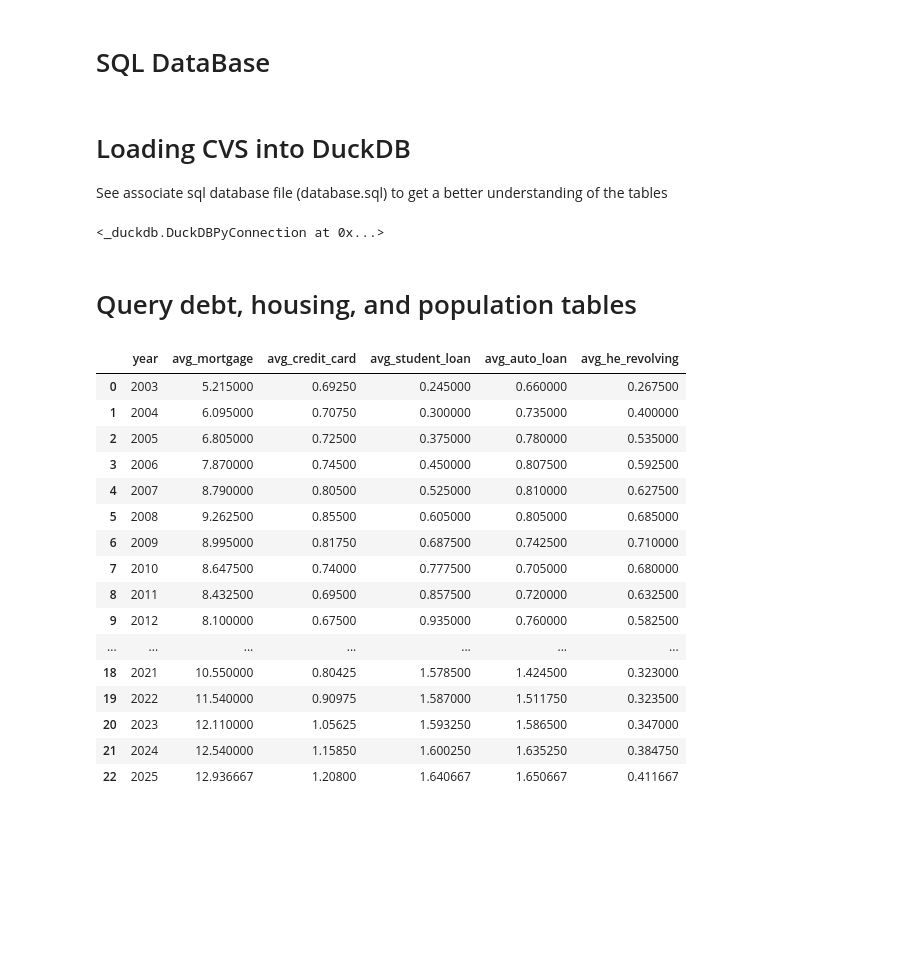
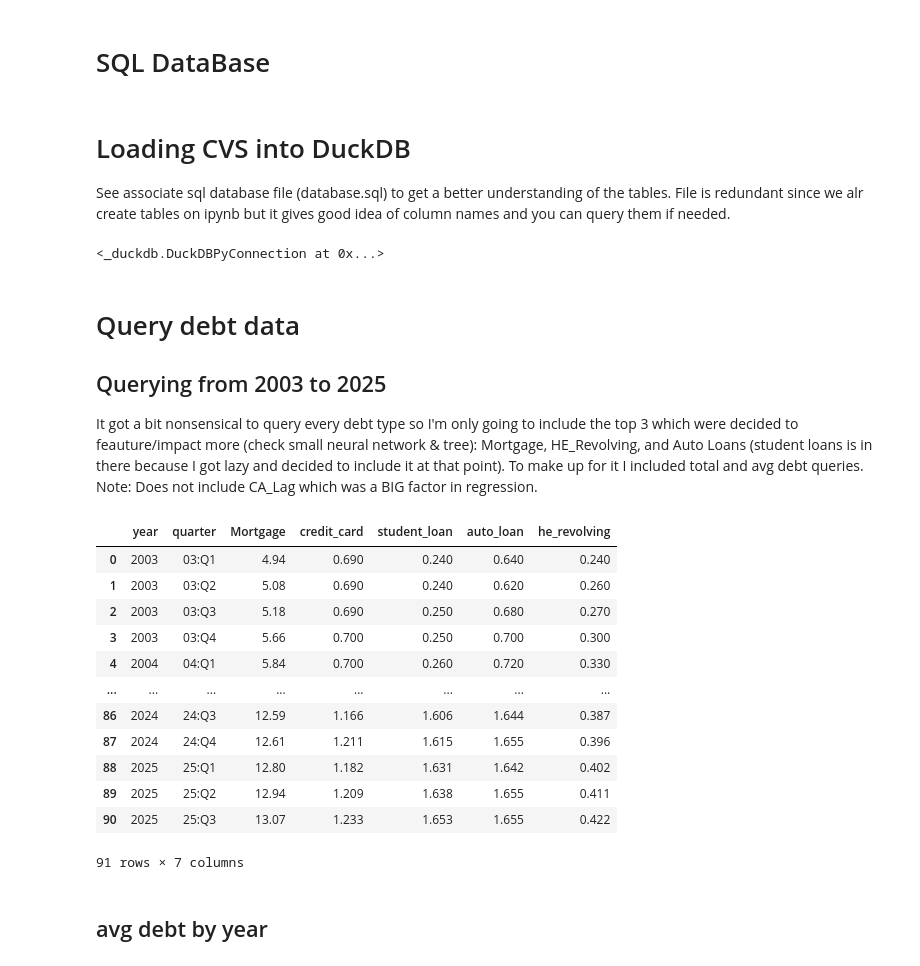
Before and after one commit to alvaroEspinozaMerida/CA_Housing_Analysis, a Jupyter notebook: src/SQL-database.ipynb, the cells around one changed output. Cells and saved outputs as stored; diff of their text form; code cells hidden in the pictures; blank space fills up the shorter version.

Commit message:
Update SQL-database.ipynb with new querying

```diff
--- a/src/SQL-database.ipynb
+++ b/src/SQL-database.ipynb
@@ -6,6 +8,6 @@ import pandas as pd
 # %% [markdown]
 # Loading CVS into DuckDB
-See associate sql database file (database.sql) to get a better understanding of the tables
+See associate sql database file (database.sql) to get a better understanding of the tables. File is redundant since we alr create tables on ipynb but it gives good idea of column names and you can query them if needed.
 # %%
 connection = duckdb.connect(database=':memory:')
 
@@ -27,53 +39,50 @@ SELECT * FROM read_csv_auto('../data/debt_2003_2025 _clean.csv', header=True)
 # %% [output]
 <_duckdb.DuckDBPyConnection at 0x...>
 # %% [markdown]
-# Query debt, housing, and population tables
+# Query debt data
+## Querying from 2003 to 2025
+
+It got a bit nonsensical to query every debt type so I'm only going to include the top 3 which were decided to feauture/impact more (check small neural network & tree): Mortgage, HE_Revolving, and Auto Loans (student loans is in there because I got lazy and decided to include it at that point). To make up for it I included total and avg debt queries. Note: Does not include CA_Lag which was a BIG factor in regression.
 # %%
-# Querying debt data from 2003 to 2025
-
 connection.execute("""
 SELECT
     CAST('20' || SUBSTR(quarter, 1, 2) AS INT) AS year,
     quarter,
     Mortgage,
     "Credit Card"   AS credit_card,
     "Student Loan"  AS student_loan,
     "Auto Loan"     AS auto_loan,
     "HE Revolving"  AS he_revolving
 FROM debt
 WHERE CAST('20' || SUBSTR(quarter, 1, 2) AS INT) BETWEEN 2003 AND 2025;
-""").fetchdf()
+""").fetch_df()
 
-
-# avg debt by year
-
-connection.execute("""
-SELECT
-    CAST('20' || SUBSTR(quarter, 1, 2) AS INT) AS year,
-    AVG(Mortgage)       AS avg_mortgage,
-    AVG("Credit Card")  AS avg_credit_card,
-    AVG("Student Loan") AS avg_student_loan,
-    AVG("Auto Loan")    AS avg_auto_loan,
-    AVG("HE Revolving") AS avg_he_revolving
-FROM debt
-GROUP BY year
-ORDER BY year;
-""").fetchdf()
+# # showing total debt by year
+# connection.execute("""
+# SELECT
+#     CAST('20' || SUBSTR(quarter, 1, 2) AS INT) AS year,
+#     SUM(Mortgage)       AS total_mortgage,
+#     SUM("Credit Card")  AS total_credit_card,
+#     SUM("Student Loan") AS total_student_loan,
+#     SUM("Auto Loan")    AS total_auto_loan,
+#     SUM("HE Revolving") AS total_he_revolving
+# FROM debt
+# GROUP BY year
+# ORDER BY year;
+# """).fetchdf()
 # %% [output]
-|  | year | avg_mortgage | avg_credit_card | avg_student_loan | avg_auto_loan | avg_he_revolving |
-| 0 | 2003 | 5.215000 | 0.69250 | 0.245000 | 0.660000 | 0.267500 |
-| 1 | 2004 | 6.095000 | 0.70750 | 0.300000 | 0.735000 | 0.400000 |
-| 2 | 2005 | 6.805000 | 0.72500 | 0.375000 | 0.780000 | 0.535000 |
-| 3 | 2006 | 7.870000 | 0.74500 | 0.450000 | 0.807500 | 0.592500 |
-| 4 | 2007 | 8.790000 | 0.80500 | 0.525000 | 0.810000 | 0.627500 |
-| 5 | 2008 | 9.262500 | 0.85500 | 0.605000 | 0.805000 | 0.685000 |
-| 6 | 2009 | 8.995000 | 0.81750 | 0.687500 | 0.742500 | 0.710000 |
-| 7 | 2010 | 8.647500 | 0.74000 | 0.777500 | 0.705000 | 0.680000 |
-| 8 | 2011 | 8.432500 | 0.69500 | 0.857500 | 0.720000 | 0.632500 |
-| 9 | 2012 | 8.100000 | 0.67500 | 0.935000 | 0.760000 | 0.582500 |
-| ... | ... | ... | ... | ... | ... | ... |
-| 18 | 2021 | 10.550000 | 0.80425 | 1.578500 | 1.424500 | 0.323000 |
-| 19 | 2022 | 11.540000 | 0.90975 | 1.587000 | 1.511750 | 0.323500 |
-| 20 | 2023 | 12.110000 | 1.05625 | 1.593250 | 1.586500 | 0.347000 |
-| 21 | 2024 | 12.540000 | 1.15850 | 1.600250 | 1.635250 | 0.384750 |
-| 22 | 2025 | 12.936667 | 1.20800 | 1.640667 | 1.650667 | 0.411667 |
+|  | year | quarter | Mortgage | credit_card | student_loan | auto_loan | he_revolving |
+| 0 | 2003 | 03:Q1 | 4.94 | 0.690 | 0.240 | 0.640 | 0.240 |
+| 1 | 2003 | 03:Q2 | 5.08 | 0.690 | 0.240 | 0.620 | 0.260 |
+| 2 | 2003 | 03:Q3 | 5.18 | 0.690 | 0.250 | 0.680 | 0.270 |
+| 3 | 2003 | 03:Q4 | 5.66 | 0.700 | 0.250 | 0.700 | 0.300 |
+| 4 | 2004 | 04:Q1 | 5.84 | 0.700 | 0.260 | 0.720 | 0.330 |
+| ... | ... | ... | ... | ... | ... | ... | ... |
+| 86 | 2024 | 24:Q3 | 12.59 | 1.166 | 1.606 | 1.644 | 0.387 |
+| 87 | 2024 | 24:Q4 | 12.61 | 1.211 | 1.615 | 1.655 | 0.396 |
+| 88 | 2025 | 25:Q1 | 12.80 | 1.182 | 1.631 | 1.642 | 0.402 |
+| 89 | 2025 | 25:Q2 | 12.94 | 1.209 | 1.638 | 1.655 | 0.411 |
+| 90 | 2025 | 25:Q3 | 13.07 | 1.233 | 1.653 | 1.655 | 0.422 |
+91 rows × 7 columns
+# %% [markdown]
+## avg debt by year
```
Also changed, not shown: parts of 41 cells of this notebook.
